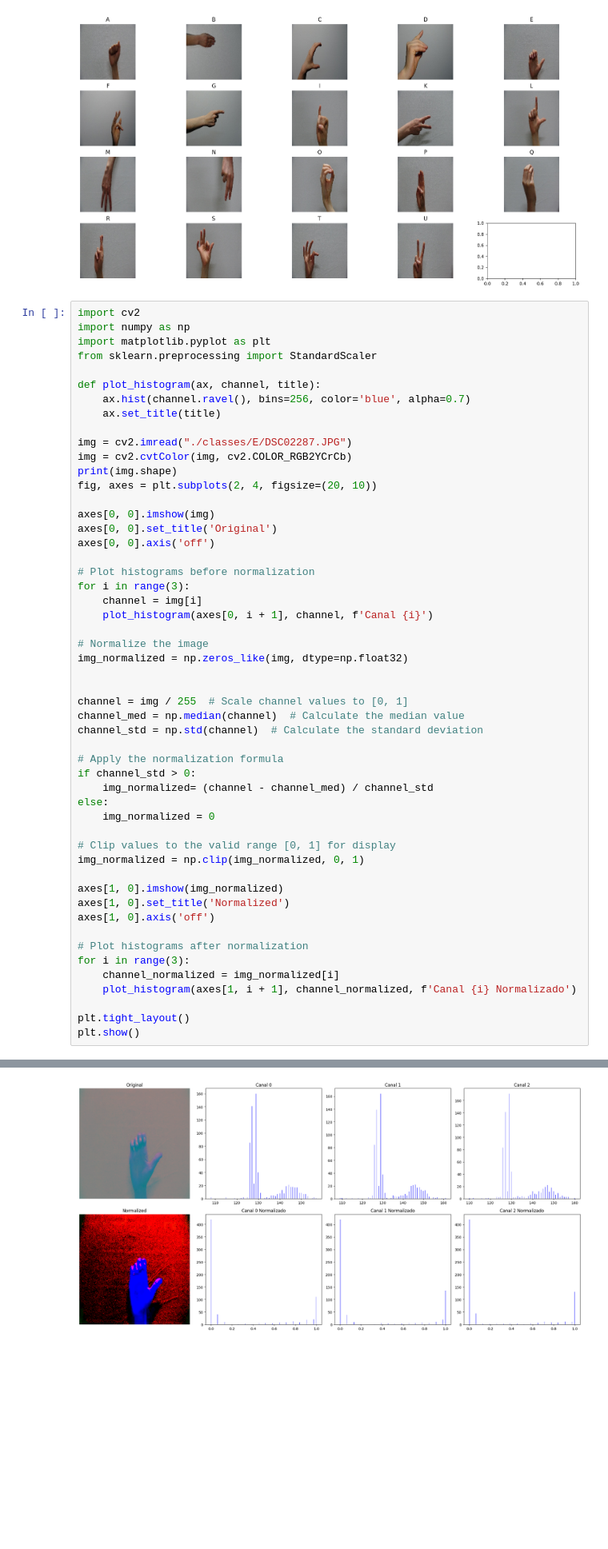
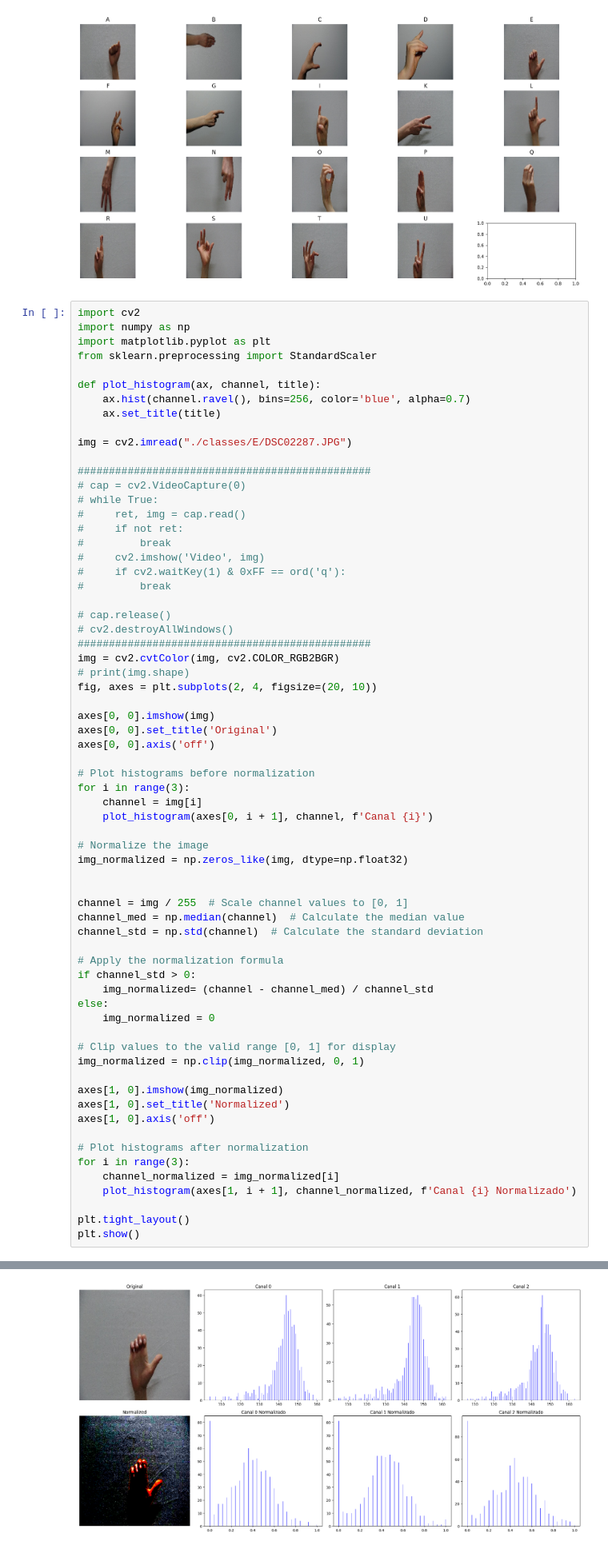
Before and after one commit to ohmono/EspSignLangModel, a Jupyter notebook: 0 data preproccessing.ipynb, the cells around one changed output, grey strips where cells are left out. Shown at 80% size. Drawn from its saved outputs; the diff is of its cells as text; blank space fills up the shorter version.

```diff
--- a/0 data preproccessing.ipynb
+++ b/0 data preproccessing.ipynb
@@ -65,8 +65,22 @@ def plot_histogram(ax, channel, title):
     ax.set_title(title)
 
 img = cv2.imread("./classes/E/DSC02287.JPG")
-img = cv2.cvtColor(img, cv2.COLOR_RGB2YCrCb)
-print(img.shape)
+
+###############################################
+# cap = cv2.VideoCapture(0)
+# while True:
+#     ret, img = cap.read()
+#     if not ret:
+#         break
+#     cv2.imshow('Video', img)
+#     if cv2.waitKey(1) & 0xFF == ord('q'):
+#         break
+
+# cap.release()
+# cv2.destroyAllWindows()
+###############################################
+img = cv2.cvtColor(img, cv2.COLOR_RGB2BGR)
+# print(img.shape)
 fig, axes = plt.subplots(2, 4, figsize=(20, 10))
 
 axes[0, 0].imshow(img)
@@ -111 +124 @@ plt.show()
-[figure, old version]
+[figure, new version]
```
Also changed, not shown: parts of 4 cells of this notebook.
